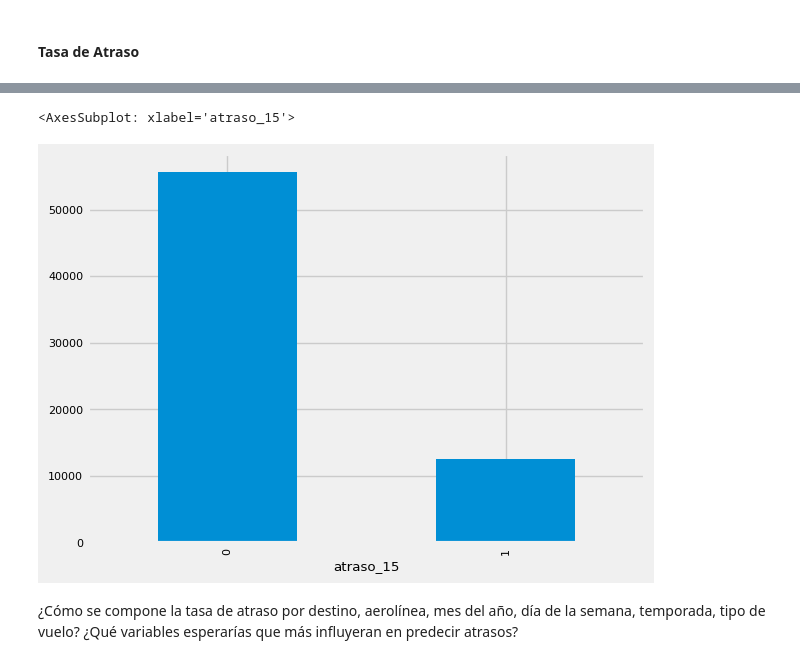
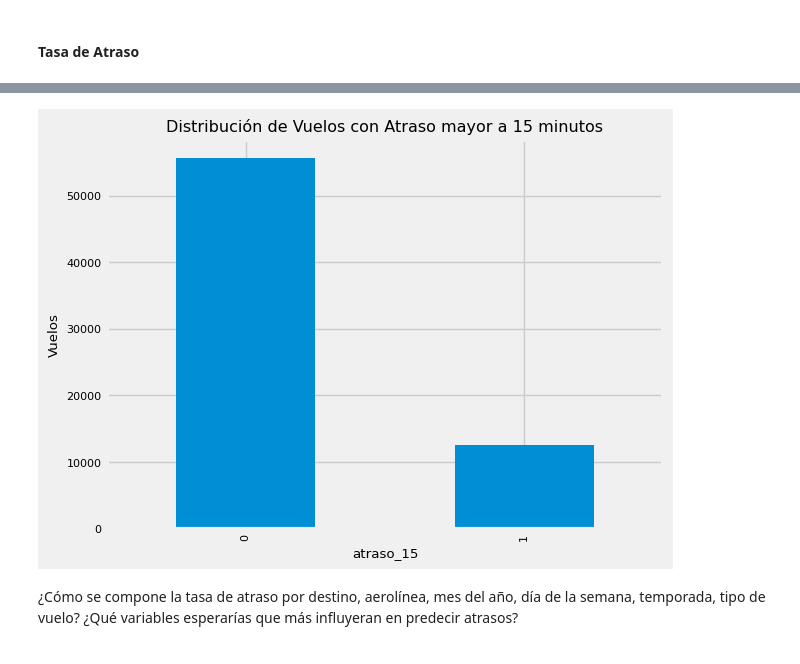
Before and after one commit to ignacioTapia95/neuralworks-challenge-data-scientist, a Jupyter notebook: notebooks/03_DELAY_ANALYSIS.ipynb, the cells around one changed output, grey strips where cells are left out. Saved outputs shown, nothing was run; the diff lists cells and outputs as text; code cells hidden in the pictures.

```diff
--- a/notebooks/03_DELAY_ANALYSIS.ipynb
+++ b/notebooks/03_DELAY_ANALYSIS.ipynb
@@ -75,9 +75,12 @@ df.describe()
 | max | 31.000000 | 12.000000 | 2018.000000 | 1.000000 | 3.000000 | 161.000000 | 1.000000 | 7.000000 |
 # %%
 df.groupby('atraso_15')['Fecha-I'].count().plot.bar()
+plt.title('Distribución de Vuelos con Atraso mayor a 15 minutos')
+plt.ylabel('Vuelos')
+plt.savefig('results/img/02_DELAY_ANALYSIS_GENERAL-DIST.png')
+plt.show()
 # %% [output]
-<AxesSubplot: xlabel='atraso_15'>
-[figure, old version]
+[figure, new version]
 # %% [markdown]
 ¿Cómo se compone la tasa de atraso por destino, aerolínea, mes del año, día de la semana, temporada, tipo de vuelo? ¿Qué variables esperarías que más influyeran en predecir atrasos?
 # %%
```
Also changed, not shown: parts of 8 cells of this notebook, 15 other files.
